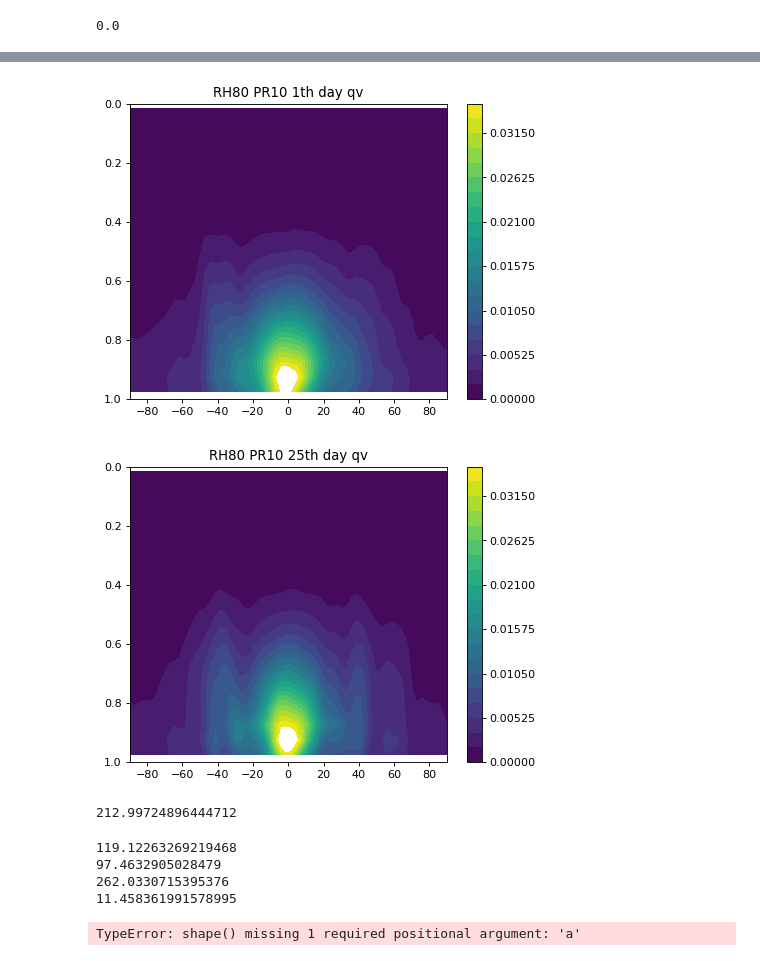
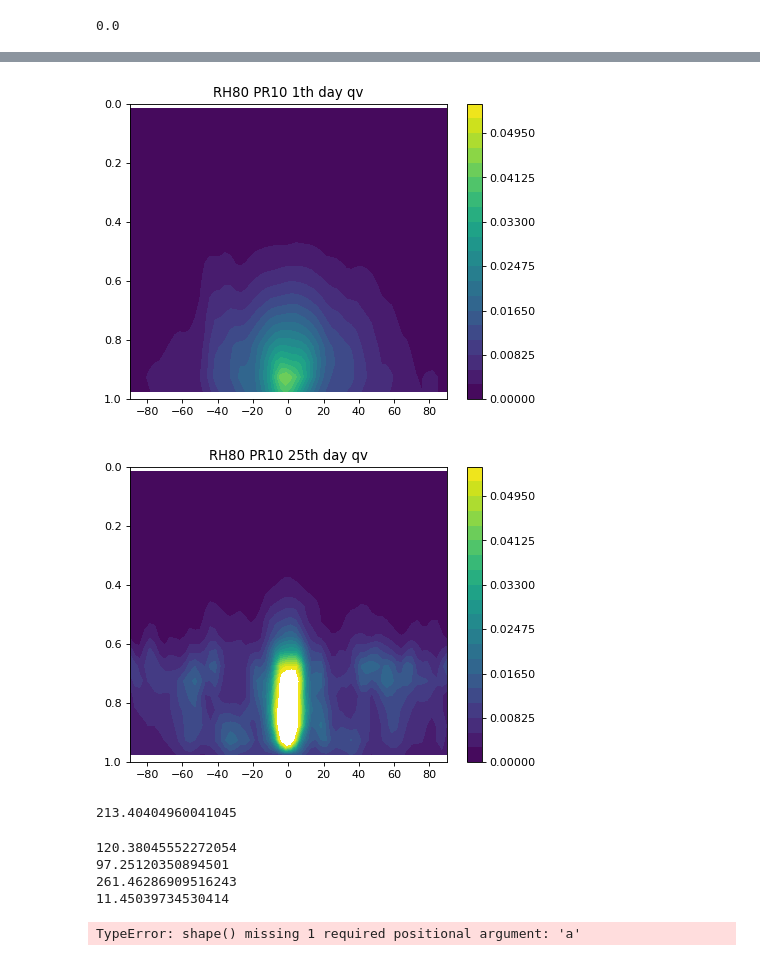
Before and after one commit to PeterChang1023/Dycore_beginner, a Jupyter notebook: dycore/IdealizeSpetral.jl/exp/HSt42/check_spinupday.ipynb, the cells around one changed output, grey strips where cells are left out. Saved outputs shown, nothing was run; the diff lists cells and outputs as text; code cells hidden in the pictures.

```diff
--- a/dycore/IdealizeSpetral.jl/exp/HSt42/check_spinupday.ipynb
+++ b/dycore/IdealizeSpetral.jl/exp/HSt42/check_spinupday.ipynb
@@ -137,8 +137,8 @@ class Dycore:
 
         return np.nanmean(self.factor3, axis=(1,3))
 # %%
-file = "test_final.dat"
-time = np.linspace(0,2,2)
+file = "test_all.dat"
+time = np.linspace(0,10,10)
 y    = np.linspace(-90,90,64)
 
 yy, tt = np.meshgrid(y,time)
@@ -749,41 +749,41 @@ for i in range(10,20,10):
     plt.figure(dpi=80.)
     qv_mean1 = np.nanmean(qv[0,:,:,:], axis=(2))
     # qv_mean2 = np.nanmean(qv[2,:,:,:], axis=(0,3))
 
 
-    CS = plt.contourf(yy, sigma_mean2, (qv_mean1), levels=np.linspace(0,0.035,21))
+    CS = plt.contourf(yy, sigma_mean2, (qv_mean1), levels=np.linspace(0,0.055,21))
     plt.colorbar(CS)
     plt.title(f"RH80 PR{pr} 1th day qv")
 
     plt.ylim([1,0])
     plt.show()
 for i in range(10,20,10):
     pr = i
     dycore = Dycore(file)
     yy, sigma_mean2 = dycore.yy, dycore.sigma_mean2
 
     qv = dycore.qv
     qv_n = dycore.qv_n
 
 
     plt.figure(dpi=80.)
     qv_mean1 = np.nanmean(qv[-1,:,:,:], axis=(2))
     # qv_mean2 = np.nanmean(qv[2,:,:,:], axis=(0,3))
 
 
-    CS = plt.contourf(yy, sigma_mean2, (qv_mean1), levels=np.linspace(0,0.035,21))
+    CS = plt.contourf(yy, sigma_mean2, (qv_mean1), levels=np.linspace(0,0.055,21))
     plt.colorbar(CS)
     plt.title(f"RH80 PR{pr} 25th day qv")
 
     plt.ylim([1,0])
     plt.show()
 # %% [output]
-[figure, old version]
+[figure, new version]
-[figure, old version]
+[figure, new version]
 # %%
 np.nanmax(np.nanmean(z[:,19,:,:], axis=1))
 # %% [output]
-212.99724896444712
+213.40404960041045
 # %%
 np.nanmax(np.nanmean(z[:,19,:,:], axis=1))
 tv = t[:,19,:,:] * (1+0.608*qv[:,19,:,:])
@@ -794,10 +794,10 @@ print(np.nanmin(za))
 print(np.nanmin(tv))
 print(np.nanmin(np.log(ps[:,0,:,:])))
 # %% [output]
-119.12263269219468
-97.4632905028479
-262.0330715395376
-11.458361991578995
+120.38045552272054
+97.25120350894501
+261.46286909516243
+11.45039734530414
 # %%
 
 rho = dycore.rho
```
Also changed, not shown: parts of 9 cells of this notebook, 2 other files.
